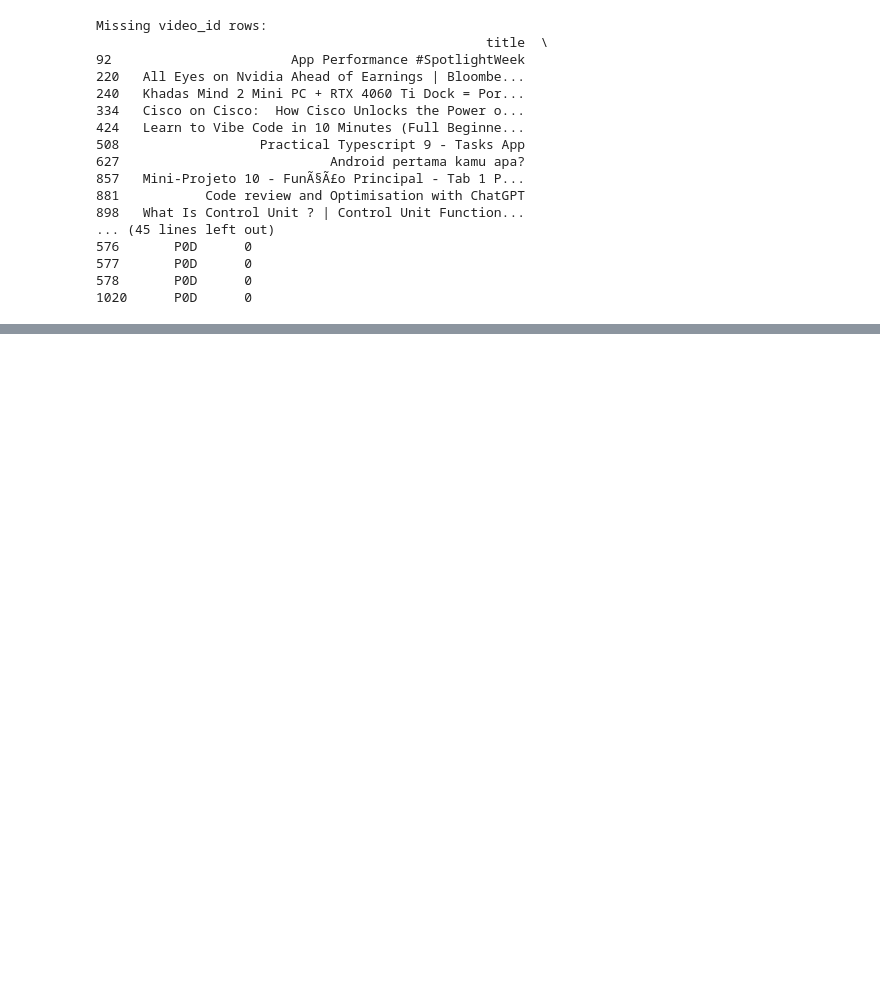
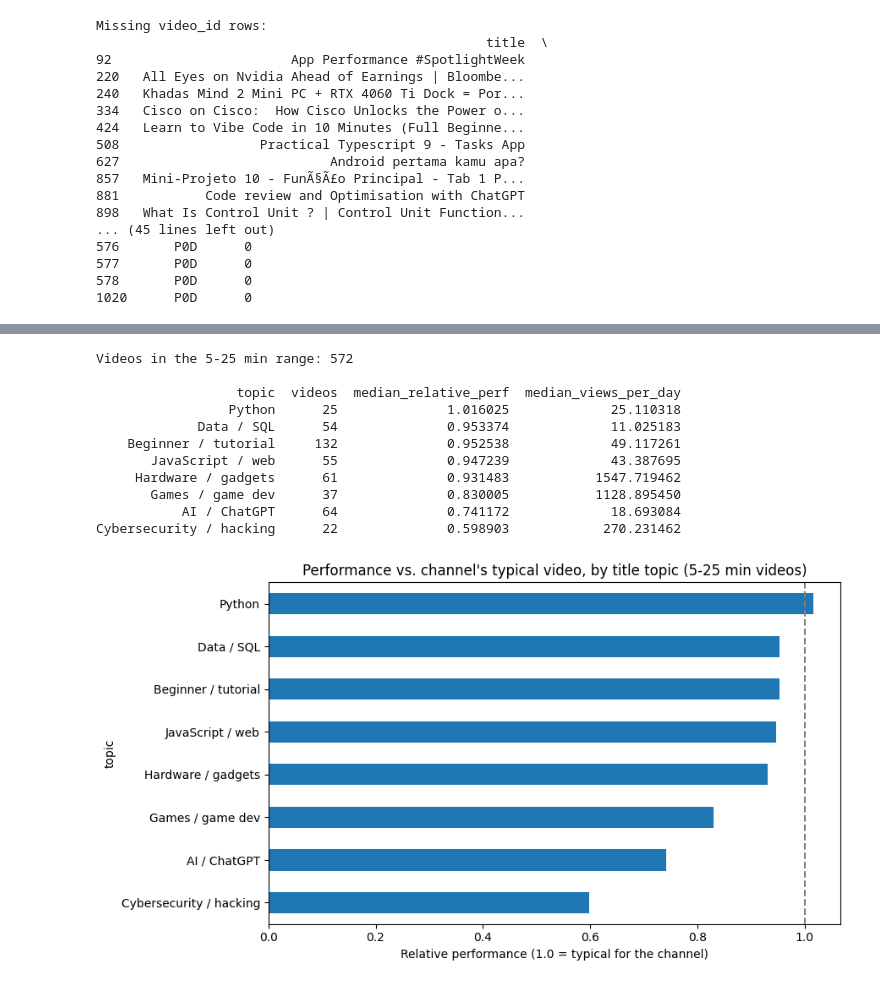
Before and after one commit to FichardReynman/carlos-data-analysis, a Jupyter notebook: Assignment_5/data_analysis.ipynb, the cells around one changed output, grey strips where cells are left out. Drawn from its saved outputs; the diff is of its cells as text; code cells hidden in the pictures; blank space fills up the shorter version.

```diff
--- a/Assignment_5/data_analysis.ipynb
+++ b/Assignment_5/data_analysis.ipynb
@@ -206,0 +313,52 @@ Missing video_id rows:
+# %%
+# Focus on videos in a length range comparable to the series
+focus = videos_clean[videos_clean["duration_min"].between(5, 25)].copy()
+print("Videos in the 5-25 min range:", len(focus))
+print()
+
+# Rough keyword groups (you can edit these)
+topics = {
+    "Python": r"python",
+    "JavaScript / web": r"javascript|\bjs\b|react|html|css|web dev|website",
+    "AI / ChatGPT": r"\bai\b|chatgpt|gpt|machine learning|llm|neural",
+    "Cybersecurity / hacking": r"hack|security|cyber|password|malware",
+    "Beginner / tutorial": r"beginner|tutorial|learn|course|how to|explained|crash course",
+    "Hardware / gadgets": r"gpu|cpu|pc build|laptop|phone|iphone|nvidia",
+    "Games / game dev": r"game|gaming|unity|unreal",
+    "Data / SQL": r"data|sql|excel|analytics",
+}
+
+rows = []
+for name, pattern in topics.items():
+    mask = focus["title"].str.contains(pattern, case=False, regex=True, na=False)
+    rows.append({
+        "topic": name,
+        "videos": int(mask.sum()),
+        "median_relative_perf": focus.loc[mask, "relative_perf"].median(),
+        "median_views_per_day": focus.loc[mask, "views_per_day"].median(),
+    })
+
+topic_results = pd.DataFrame(rows).sort_values("median_relative_perf", ascending=False)
+print(topic_results.to_string(index=False))
+
+# Chart
+topic_results.plot(x="topic", y="median_relative_perf", kind="barh", legend=False, figsize=(9, 5))
+plt.axvline(1, color="gray", linestyle="--")
+plt.title("Performance vs. channel's typical video, by title topic (5-25 min videos)")
+plt.xlabel("Relative performance (1.0 = typical for the channel)")
+plt.gca().invert_yaxis()
+plt.tight_layout()
+plt.show()
+# %% [output]
+Videos in the 5-25 min range: 572
+
+                  topic  videos  median_relative_perf  median_views_per_day
+                 Python      25              1.016025             25.110318
+             Data / SQL      54              0.953374             11.025183
+    Beginner / tutorial     132              0.952538             49.117261
+       JavaScript / web      55              0.947239             43.387695
+     Hardware / gadgets      61              0.931483           1547.719462
+       Games / game dev      37              0.830005           1128.895450
+           AI / ChatGPT      64              0.741172             18.693084
+Cybersecurity / hacking      22              0.598903            270.231462
+[figure, added]
```
Also changed, not shown: parts of 8 cells of this notebook, 2 other files.
